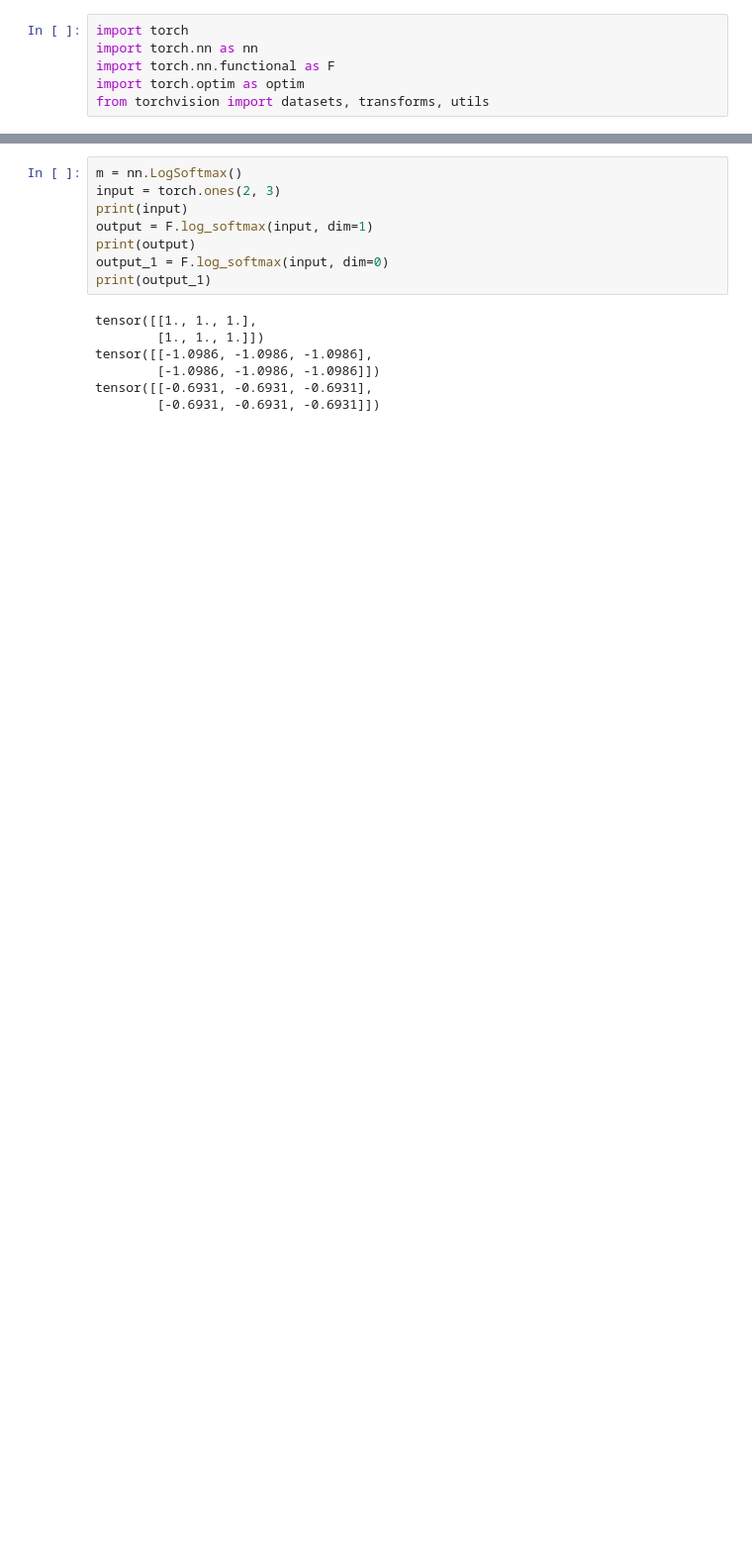
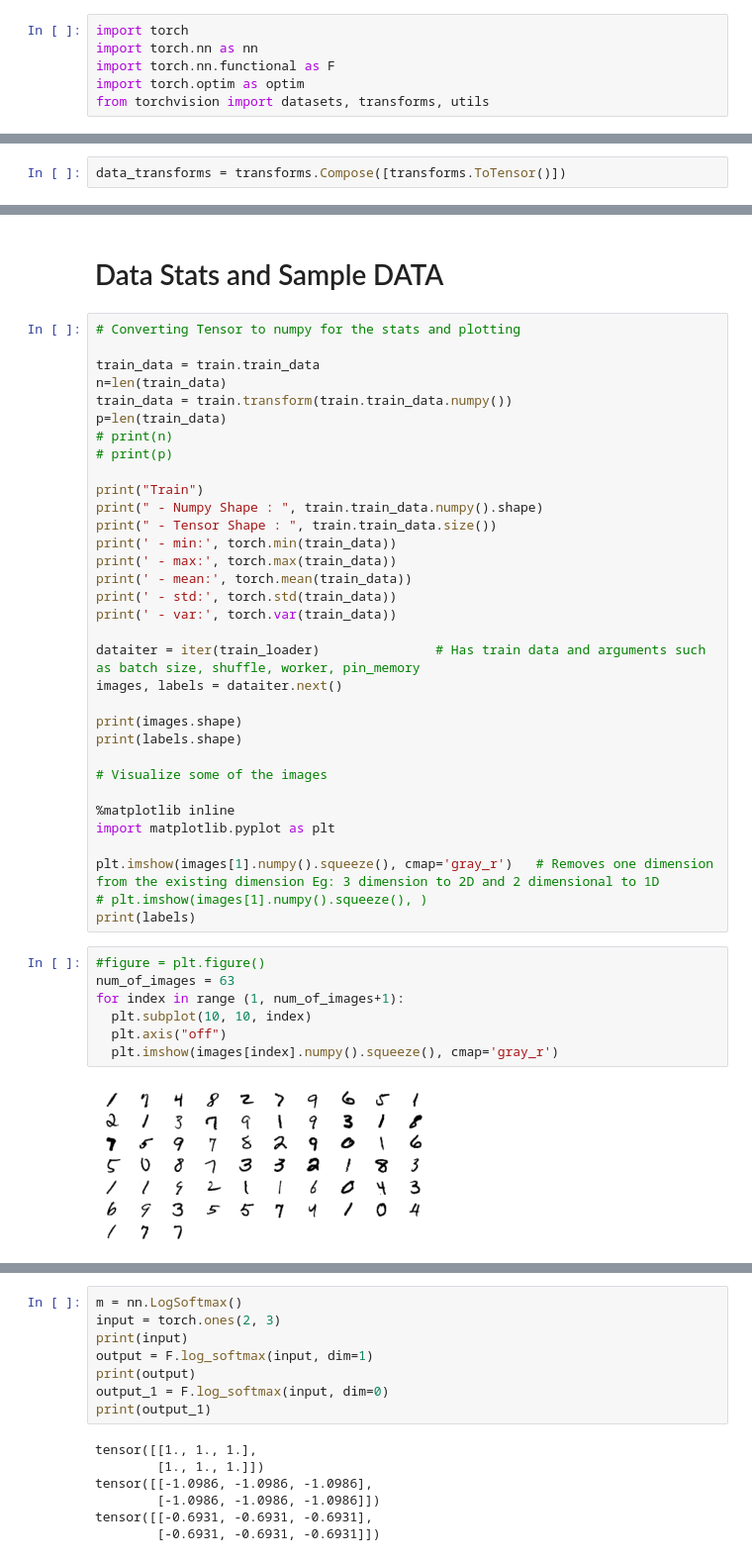
Before and after one commit to PrashantShinagare/EVA5, a Jupyter notebook: Practice.ipynb, the cells around one changed output, grey strips where cells are left out. Shown at 99% size. Cells and saved outputs as stored; diff of their text form; blank space fills up the shorter version.

```diff
--- a/Practice.ipynb
+++ b/Practice.ipynb
@@ -8,0 +13,2 @@ from torchvision import datasets, transforms, utils
+# %%
+data_transforms = transforms.Compose([transforms.ToTensor()])
@@ -8,0 +39,44 @@ from torchvision import datasets, transforms, utils
+# %% [markdown]
+# Data Stats and Sample DATA
+# %%
+# Converting Tensor to numpy for the stats and plotting
+
+train_data = train.train_data
+n=len(train_data)
+train_data = train.transform(train.train_data.numpy())
+p=len(train_data)
+# print(n)
+# print(p)
+
+print("Train")
+print(" - Numpy Shape : ", train.train_data.numpy().shape)
+print(" - Tensor Shape : ", train.train_data.size())
+print(' - min:', torch.min(train_data))
+print(' - max:', torch.max(train_data))
+print(' - mean:', torch.mean(train_data))
+print(' - std:', torch.std(train_data))
+print(' - var:', torch.var(train_data))
+
+dataiter = iter(train_loader)               # Has train data and arguments such as batch size, shuffle, worker, pin_memory
+images, labels = dataiter.next()
+
+print(images.shape)
+print(labels.shape)
+
+# Visualize some of the images
+
+%matplotlib inline
+import matplotlib.pyplot as plt
+
+plt.imshow(images[1].numpy().squeeze(), cmap='gray_r')   # Removes one dimension from the existing dimension Eg: 3 dimension to 2D and 2 dimensional to 1D
+# plt.imshow(images[1].numpy().squeeze(), )
+print(labels)
+# %%
+#figure = plt.figure()
+num_of_images = 63
+for index in range (1, num_of_images+1):
+  plt.subplot(10, 10, index)
+  plt.axis("off")
+  plt.imshow(images[index].numpy().squeeze(), cmap='gray_r')
+# %% [output]
+[figure, added]
```
Also changed, not shown: parts of 11 cells of this notebook.
